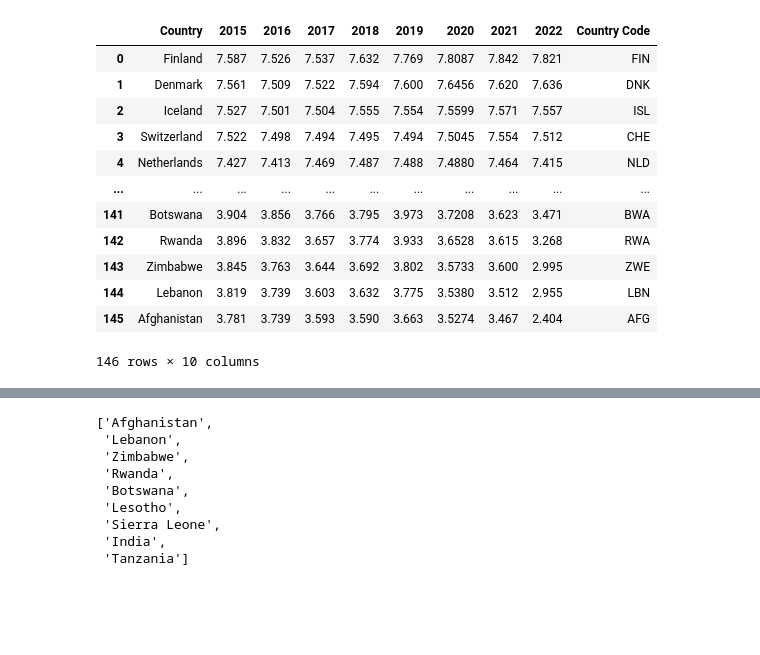
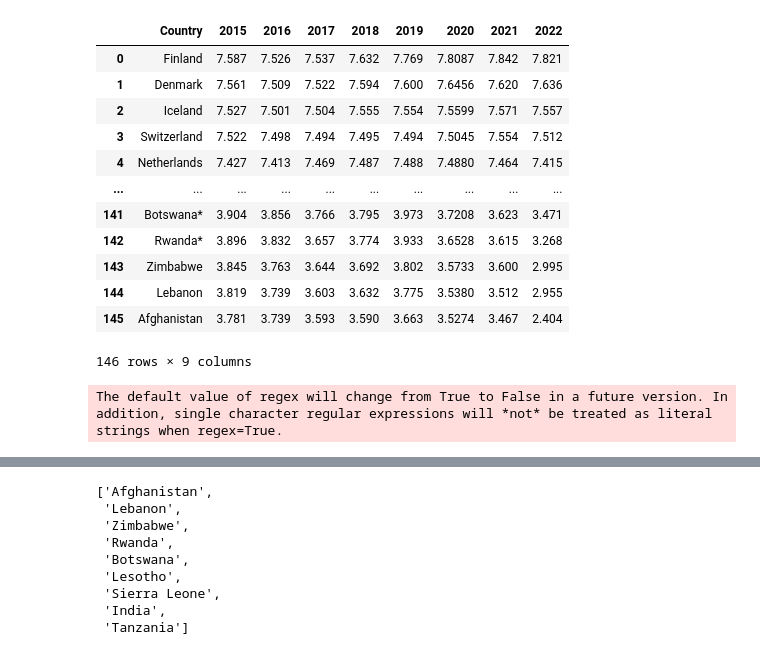
Before and after one commit to zadkhan/BigData_FinalProject, a Jupyter notebook: GlobalMap_Visualization.ipynb, the cells around one changed output, grey strips where cells are left out. Saved outputs shown, nothing was run; the diff lists cells and outputs as text; code cells hidden in the pictures; blank space fills up the shorter version.

Commit message:
pivoted_happy
pivoted happy is no correct, globe maps work, still not able to get network

```diff
--- a/GlobalMap_Visualization.ipynb
+++ b/GlobalMap_Visualization.ipynb
@@ -16,31 +16,55 @@ def plot_country(happiness_scores):
     plt.ylabel('Happiness Scores')
     plt.title('Change in Happiness from 2015 to 2022')
     plt.show()
-# %%
-# Get a list of unique countries in the original data frame
-countries = happy_df['Country'].unique()
-
-# Create a new data frame with columns for each year
-new_df = pd.DataFrame(columns=['Country', '2015', '2016', '2017', '2018', '2019', '2020', '2021', '2022'])
-
-# Iterate over each country and year, and fill in the values in the new data frame
-for country in countries:
-    country_values = [country]
-    for year in range(2015, 2023):
-        value = happy_df[(happy_df['Country'] == country) & (happy_df['Year'] == year)]['Happiness Score']
-        if len(value) > 0:
-            country_values.append(value.values[0])
-        else:
-            country_values.append(None)
-    new_df.loc[len(new_df)] = country_values
-
-new_df = new_df.drop(new_df.index[-1])
-pivoted_happy = new_df
+# %%
+# THIS IS PROPERLY ORDERING, MOST UP TO DATE
+
+pivot = pd.DataFrame({'Country': happy_df['Country']})
+for year in range(2015, 2023):
+    pivot[str(year)] = pd.Series(dtype=float)
+
+
+for i in range(len(pivot)):
+    # get the name of the current country
+    country = pivot.loc[i, 'Country']
+
+    # loop through each year from 2015 to 2022
+    for year in range(2015, 2023):
+        # look up the happiness score for the current country in the happy_df dataframe for the current year
+        row = happy_df.loc[(happy_df['Country'] == country) & (happy_df['Year'] == year), 'Happiness Score']
+        if not row.empty:
+            happiness_score = row.values[0]
+            # fill in the corresponding cell in the pivot dataframe
+            pivot.loc[i, str(year)] = happiness_score
+
+pivot.drop_duplicates(subset=['Country'], inplace=True)
+pivot.drop(index=pivot.index[-1], inplace=True)
+
+# display the final dataframe
+pivoted_happy = pivot
+
+pivoted_happy
+# %% [output]
+|  | Country | 2015 | 2016 | 2017 | 2018 | 2019 | 2020 | 2021 | 2022 |
+| 0 | Finland | 7.587 | 7.526 | 7.537 | 7.632 | 7.769 | 7.8087 | 7.842 | 7.821 |
+| 1 | Denmark | 7.561 | 7.509 | 7.522 | 7.594 | 7.600 | 7.6456 | 7.620 | 7.636 |
+| 2 | Iceland | 7.527 | 7.501 | 7.504 | 7.555 | 7.554 | 7.5599 | 7.571 | 7.557 |
+| 3 | Switzerland | 7.522 | 7.498 | 7.494 | 7.495 | 7.494 | 7.5045 | 7.554 | 7.512 |
+| 4 | Netherlands | 7.427 | 7.413 | 7.469 | 7.487 | 7.488 | 7.4880 | 7.464 | 7.415 |
+| ... | ... | ... | ... | ... | ... | ... | ... | ... | ... |
+| 141 | Botswana* | 3.904 | 3.856 | 3.766 | 3.795 | 3.973 | 3.7208 | 3.623 | 3.471 |
+| 142 | Rwanda* | 3.896 | 3.832 | 3.657 | 3.774 | 3.933 | 3.6528 | 3.615 | 3.268 |
+| 143 | Zimbabwe | 3.845 | 3.763 | 3.644 | 3.692 | 3.802 | 3.5733 | 3.600 | 2.995 |
+| 144 | Lebanon | 3.819 | 3.739 | 3.603 | 3.632 | 3.775 | 3.5380 | 3.512 | 2.955 |
+| 145 | Afghanistan | 3.781 | 3.739 | 3.593 | 3.590 | 3.663 | 3.5274 | 3.467 | 2.404 |
+146 rows × 9 columns
 # %%
 country_codes = pd.read_csv("country_codes.csv")
 country_codes = country_codes.iloc[:, :3]
 # %%
 pivoted_happy['Country'] = pivoted_happy['Country'].str.replace('*', '')
+# %% [output]
+The default value of regex will change from True to False in a future version. In addition, single character regular expressions will *not* be treated as literal strings when regex=True.
 # %%
 # Use merge to join the two DataFrames on the "name" column
 merged_df = pd.merge(pivoted_happy, country_codes[['name', 'alpha-3']],
@@ -51,22 +75,6 @@ merged_df = merged_df.drop(columns=['name'])
 
 # Save the modified DataFrame back to the original variable
 pivoted_happy = merged_df
-# %%
-pivoted_happy
-# %% [output]
-|  | Country | 2015 | 2016 | 2017 | 2018 | 2019 | 2020 | 2021 | 2022 | Country Code |
-| 0 | Finland | 7.587 | 7.526 | 7.537 | 7.632 | 7.769 | 7.8087 | 7.842 | 7.821 | FIN |
-| 1 | Denmark | 7.561 | 7.509 | 7.522 | 7.594 | 7.600 | 7.6456 | 7.620 | 7.636 | DNK |
-| 2 | Iceland | 7.527 | 7.501 | 7.504 | 7.555 | 7.554 | 7.5599 | 7.571 | 7.557 | ISL |
-| 3 | Switzerland | 7.522 | 7.498 | 7.494 | 7.495 | 7.494 | 7.5045 | 7.554 | 7.512 | CHE |
-| 4 | Netherlands | 7.427 | 7.413 | 7.469 | 7.487 | 7.488 | 7.4880 | 7.464 | 7.415 | NLD |
-| ... | ... | ... | ... | ... | ... | ... | ... | ... | ... | ... |
-| 141 | Botswana | 3.904 | 3.856 | 3.766 | 3.795 | 3.973 | 3.7208 | 3.623 | 3.471 | BWA |
-| 142 | Rwanda | 3.896 | 3.832 | 3.657 | 3.774 | 3.933 | 3.6528 | 3.615 | 3.268 | RWA |
-| 143 | Zimbabwe | 3.845 | 3.763 | 3.644 | 3.692 | 3.802 | 3.5733 | 3.600 | 2.995 | ZWE |
-| 144 | Lebanon | 3.819 | 3.739 | 3.603 | 3.632 | 3.775 | 3.5380 | 3.512 | 2.955 | LBN |
-| 145 | Afghanistan | 3.781 | 3.739 | 3.593 | 3.590 | 3.663 | 3.5274 | 3.467 | 2.404 | AFG |
-146 rows × 10 columns
 # %%
 nan_rows = pivoted_happy[pd.isna(pivoted_happy['Country Code'])]
 print(nan_rows)
```
Also changed, not shown: parts of 12 cells of this notebook.
